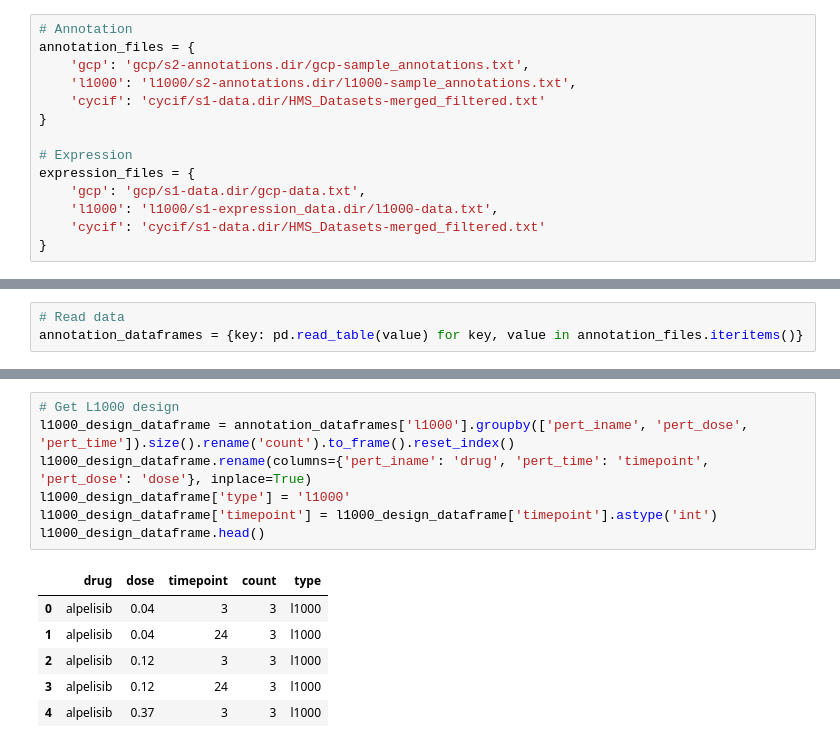
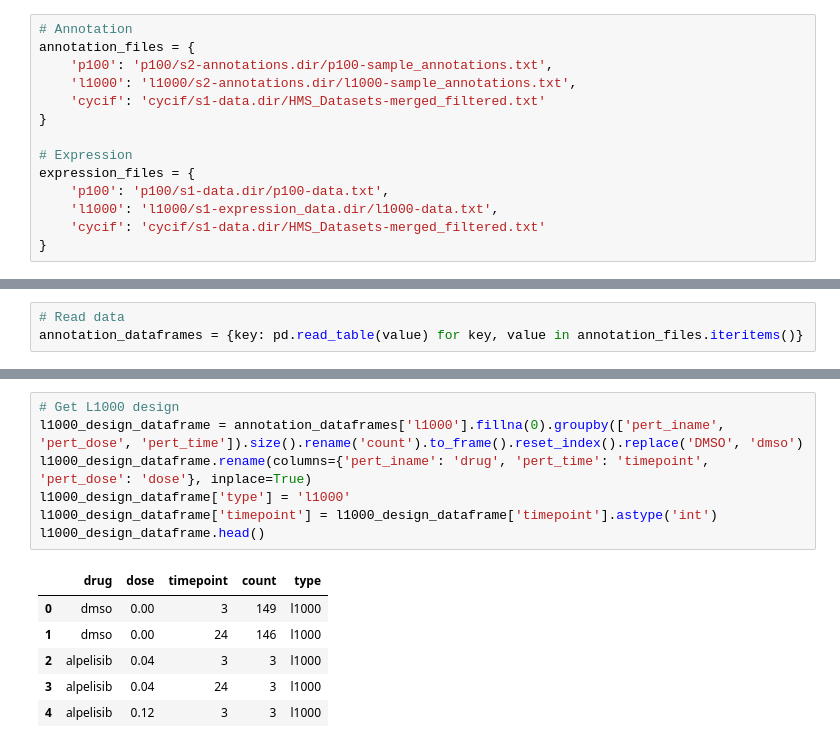
Before and after one commit to denis-torre/mcf10a-analysis, a Jupyter notebook: notebooks/Untitled.ipynb, the cells around one changed output, grey strips where cells are left out. Cells and saved outputs as stored; diff of their text form.

```diff
--- a/notebooks/Untitled.ipynb
+++ b/notebooks/Untitled.ipynb
@@ -14,14 +13,14 @@ To change this limit, set the config variable
 # %%
 # Annotation
 annotation_files = {
-    'gcp': 'gcp/s2-annotations.dir/gcp-sample_annotations.txt',
+    'p100': 'p100/s2-annotations.dir/p100-sample_annotations.txt',
     'l1000': 'l1000/s2-annotations.dir/l1000-sample_annotations.txt',
     'cycif': 'cycif/s1-data.dir/HMS_Datasets-merged_filtered.txt'
 }
 
 # Expression
 expression_files = {
-    'gcp': 'gcp/s1-data.dir/gcp-data.txt',
+    'p100': 'p100/s1-data.dir/p100-data.txt',
     'l1000': 'l1000/s1-expression_data.dir/l1000-data.txt',
     'cycif': 'cycif/s1-data.dir/HMS_Datasets-merged_filtered.txt'
 }
@@ -50,14 +69,14 @@ gcp_design_dataframe.head()
 # %%
 # Get L1000 design
-l1000_design_dataframe = annotation_dataframes['l1000'].groupby(['pert_iname', 'pert_dose', 'pert_time']).size().rename('count').to_frame().reset_index()
+l1000_design_dataframe = annotation_dataframes['l1000'].fillna(0).groupby(['pert_iname', 'pert_dose', 'pert_time']).size().rename('count').to_frame().reset_index().replace('DMSO', 'dmso')
 l1000_design_dataframe.rename(columns={'pert_iname': 'drug', 'pert_time': 'timepoint', 'pert_dose': 'dose'}, inplace=True)
 l1000_design_dataframe['type'] = 'l1000'
 l1000_design_dataframe['timepoint'] = l1000_design_dataframe['timepoint'].astype('int')
 l1000_design_dataframe.head()
 # %% [output]
 |  | drug | dose | timepoint | count | type |
-| 0 | alpelisib | 0.04 | 3 | 3 | l1000 |
-| 1 | alpelisib | 0.04 | 24 | 3 | l1000 |
-| 2 | alpelisib | 0.12 | 3 | 3 | l1000 |
-| 3 | alpelisib | 0.12 | 24 | 3 | l1000 |
-| 4 | alpelisib | 0.37 | 3 | 3 | l1000 |
+| 0 | dmso | 0.00 | 3 | 149 | l1000 |
+| 1 | dmso | 0.00 | 24 | 146 | l1000 |
+| 2 | alpelisib | 0.04 | 3 | 3 | l1000 |
+| 3 | alpelisib | 0.04 | 24 | 3 | l1000 |
+| 4 | alpelisib | 0.12 | 3 | 3 | l1000 |
```
Also changed, not shown: parts of 10 cells of this notebook, 6 other files.
